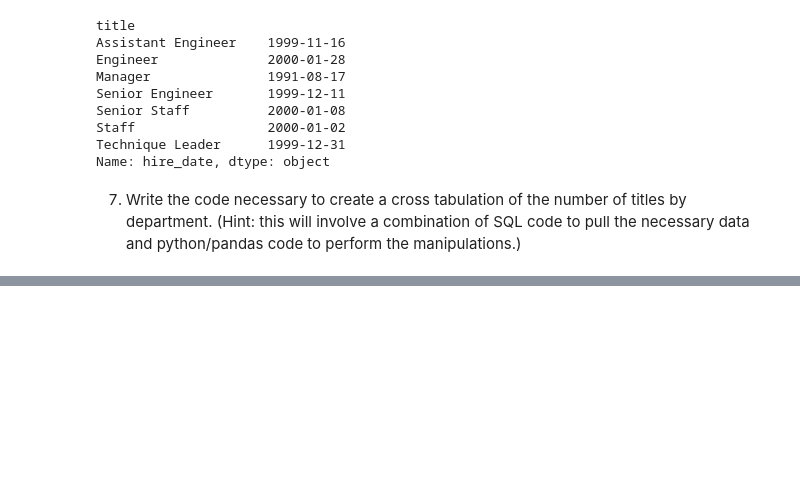
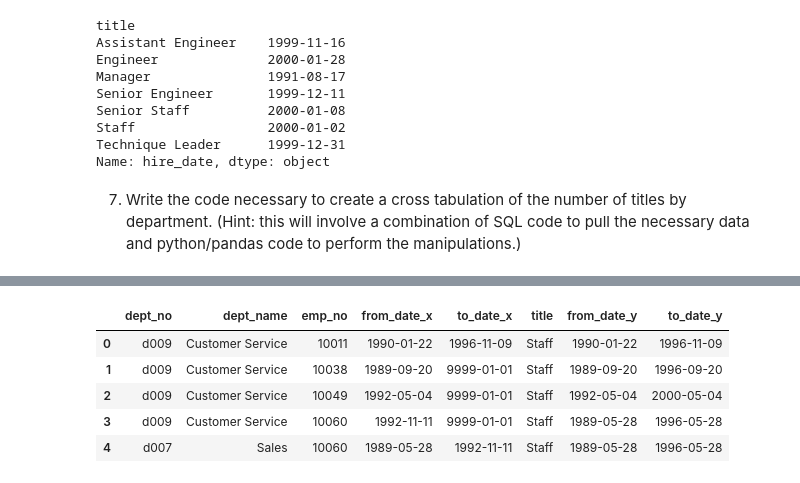
Before and after one commit to chloerwhitaker/numpy-pandas-visualization-exercises, a Jupyter notebook: advanced_dataframes.ipynb, the cells around one changed output, grey strips where cells are left out. Saved outputs shown, nothing was run; the diff lists cells and outputs as text; code cells hidden in the pictures; blank space fills up the shorter version.

```diff
--- a/advanced_dataframes.ipynb
+++ b/advanced_dataframes.ipynb
@@ -543,0 +603,10 @@ Name: hire_date, dtype: object
+# %%
+titles_by_dept = dept_with_dept_emp.merge(titles, left_on='emp_no', right_on='emp_no', how='inner')
+titles_by_dept.head()
+# %% [output]
+|  | dept_no | dept_name | emp_no | from_date_x | to_date_x | title | from_date_y | to_date_y |
+| 0 | d009 | Customer Service | 10011 | 1990-01-22 | 1996-11-09 | Staff | 1990-01-22 | 1996-11-09 |
+| 1 | d009 | Customer Service | 10038 | 1989-09-20 | 9999-01-01 | Staff | 1989-09-20 | 1996-09-20 |
+| 2 | d009 | Customer Service | 10049 | 1992-05-04 | 9999-01-01 | Staff | 1992-05-04 | 2000-05-04 |
+| 3 | d009 | Customer Service | 10060 | 1992-11-11 | 9999-01-01 | Staff | 1989-05-28 | 1996-05-28 |
+| 4 | d007 | Sales | 10060 | 1989-05-28 | 1992-11-11 | Staff | 1989-05-28 | 1996-05-28 |
```
Also changed, not shown: parts of 6 cells of this notebook.
